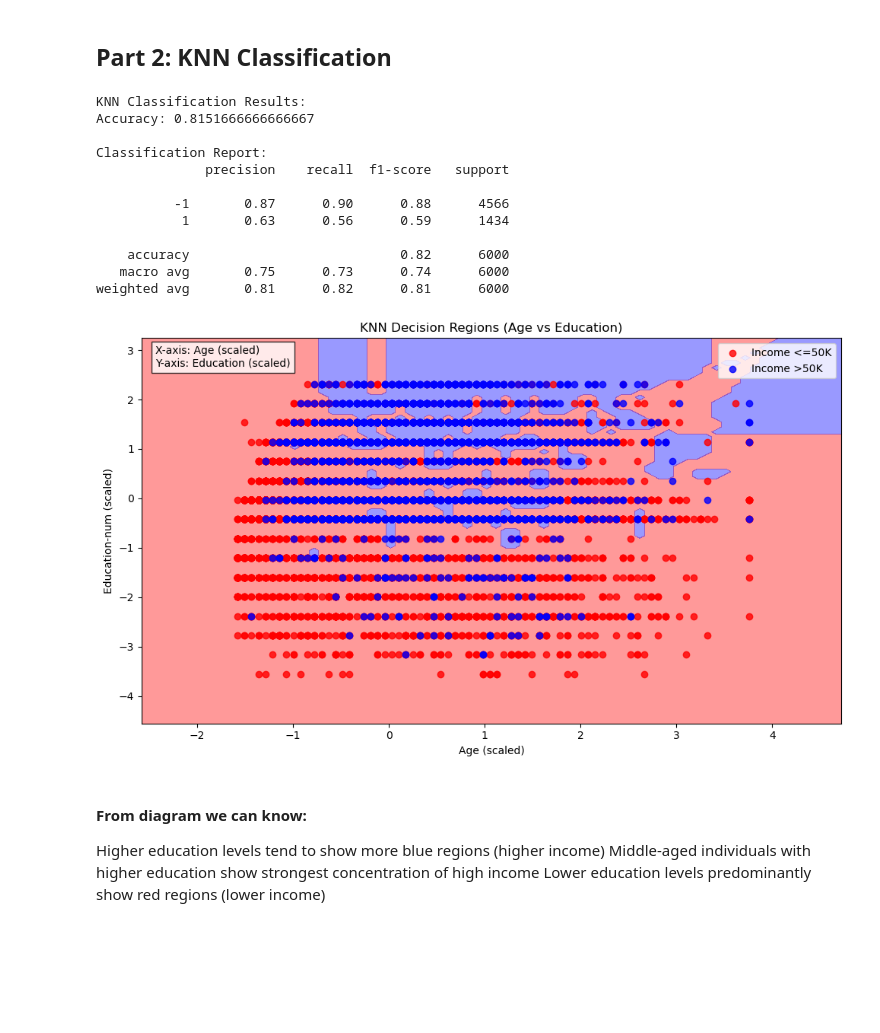
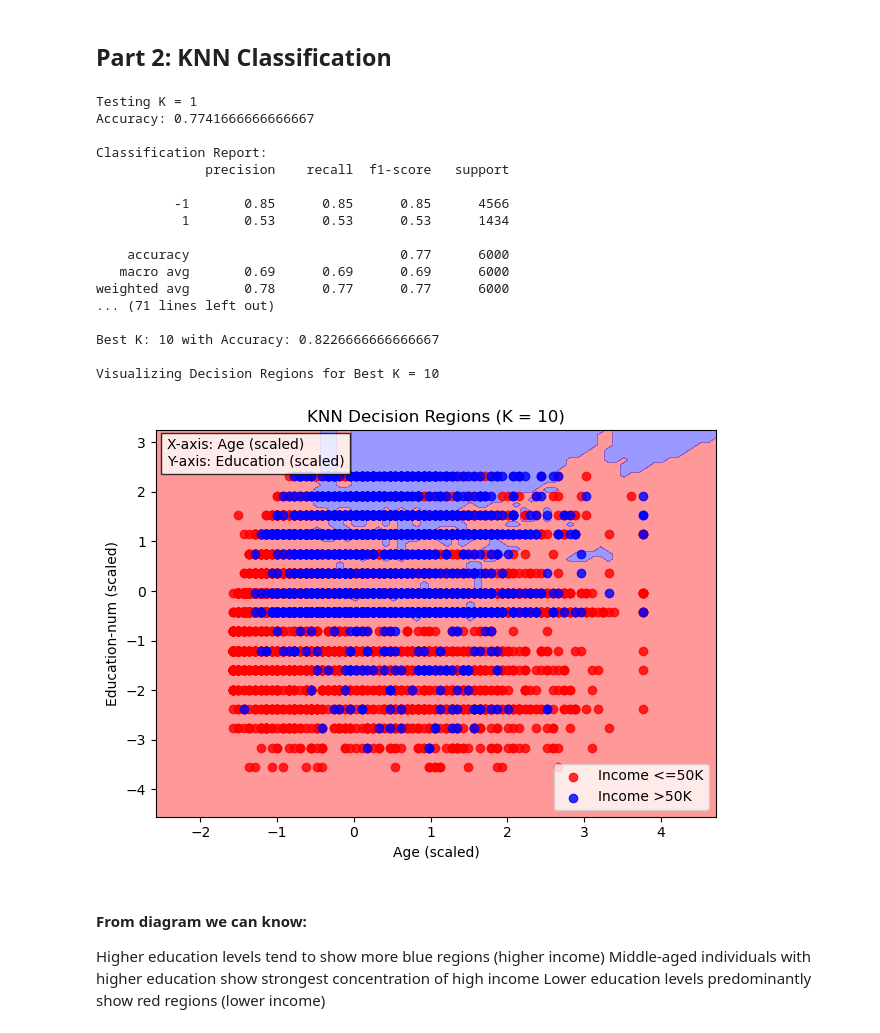
Before and after one commit to JunyuLi1/178pj, a Jupyter notebook: linear_kkn.ipynb, the cells around one changed output. Drawn from its saved outputs; the diff is of its cells as text; code cells hidden in the pictures; blank space fills up the shorter version.

```diff
--- a/linear_kkn.ipynb
+++ b/linear_kkn.ipynb
@@ -192,20 +176,30 @@ Validation MSE: 0.5698
 # %% [markdown]
 ## Part 2: KNN Classification
 # %%
-knn_model = KNeighborsClassifier(n_neighbors=5)
-knn_model.fit(X_train, y_train)
-knn_pred = knn_model.predict(X_test)
+k_values = [1, 3, 5, 7, 10, 15]
+best_k = None
+best_accuracy = 0
 
-print("\nKNN Classification Results:")
-print("Accuracy:", accuracy_score(y_test, knn_pred))
-print("\nClassification Report:")
-print(classification_report(y_test, knn_pred))
+for k in k_values:
+    print(f"\nTesting K = {k}")
 
-plt.figure(figsize=(10, 6))
-X_subset = X_selected_scaled[:, [0, 1]]
-X_train_subset, X_test_subset, y_train_subset, y_test_subset = train_test_split(X_subset, y, test_size=0.3, random_state=42)
+    knn_model = KNeighborsClassifier(n_neighbors=k)
+    knn_model.fit(X_train, y_train)
+    knn_pred = knn_model.predict(X_test)
 
-knn_subset = KNeighborsClassifier(n_neighbors=5)
+    accuracy = accuracy_score(y_test, knn_pred)
+    print("Accuracy:", accuracy)
+    print("\nClassification Report:")
+    print(classification_report(y_test, knn_pred))
+
+    if accuracy > best_accuracy:
+        best_k = k
+        best_accuracy = accuracy
+
+print(f"\nBest K: {best_k} with Accuracy: {best_accuracy}")
+
+print(f"\nVisualizing Decision Regions for Best K = {best_k}")
+knn_subset = KNeighborsClassifier(n_neighbors=best_k)
 knn_subset.fit(X_train_subset, y_train_subset)
 
 x_min, x_max = X_subset[:, 0].min() - 1, X_subset[:, 0].max() + 1
@@ -214,49 +208,50 @@ xx, yy = np.meshgrid(np.arange(x_min, x_max, 0.1),
                      np.arange(y_min, y_max, 0.1))
 
 Z = knn_subset.predict(np.c_[xx.ravel(), yy.ravel()])
 Z = Z.reshape(xx.shape)
 
-# Create contour plot with distinct colors
-plt.contourf(xx, yy, Z, alpha=0.4, levels=[-2,0,2], colors=['red', 'blue'])
+plt.contourf(xx, yy, Z, alpha=0.4, levels=[-2, 0, 2], colors=['red', 'blue'])
 
-# Create scatter plot with distinct colors for each class
 mask_low = y_train_subset == -1
 mask_high = y_train_subset == 1
 
 plt.scatter(X_train_subset[mask_low, 0], X_train_subset[mask_low, 1],
-           c='red', label='Income <=50K', alpha=0.8)
+            c='red', label='Income <=50K', alpha=0.8)
 plt.scatter(X_train_subset[mask_high, 0], X_train_subset[mask_high, 1],
-           c='blue', label='Income >50K', alpha=0.8)
+            c='blue', label='Income >50K', alpha=0.8)
 
 plt.xlabel('Age (scaled)')
 plt.ylabel('Education-num (scaled)')
-plt.title('KNN Decision Regions (Age vs Education)')
+plt.title(f'KNN Decision Regions (K = {best_k})')
 
-# Add legend
 plt.legend()
 
-# Add text to explain the axes
 plt.text(0.02, 0.98, 'X-axis: Age (scaled)\nY-axis: Education (scaled)',
          transform=plt.gca().transAxes,
          bbox=dict(facecolor='white', alpha=0.8),
          verticalalignment='top')
 
 plt.tight_layout()
 plt.show()
 # %% [output]
-KNN Classification Results:
-Accuracy: 0.8151666666666667
+Testing K = 1
+Accuracy: 0.7741666666666667
 
 Classification Report:
               precision    recall  f1-score   support
 
-          -1       0.87      0.90      0.88      4566
-           1       0.63      0.56      0.59      1434
+          -1       0.85      0.85      0.85      4566
+           1       0.53      0.53      0.53      1434
 
-    accuracy                           0.82      6000
-   macro avg       0.75      0.73      0.74      6000
-weighted avg       0.81      0.82      0.81      6000
+    accuracy                           0.77      6000
+   macro avg       0.69      0.69      0.69      6000
+weighted avg       0.78      0.77      0.77      6000
+... (71 lines left out)
+
+Best K: 10 with Accuracy: 0.8226666666666667
+
+Visualizing Decision Regions for Best K = 10
-[figure, old version]
+[figure, new version]
 # %% [markdown]
 #### From diagram we can know:
 Higher education levels tend to show more blue regions (higher income)
```
Also changed, not shown: parts of 2 cells of this notebook.
